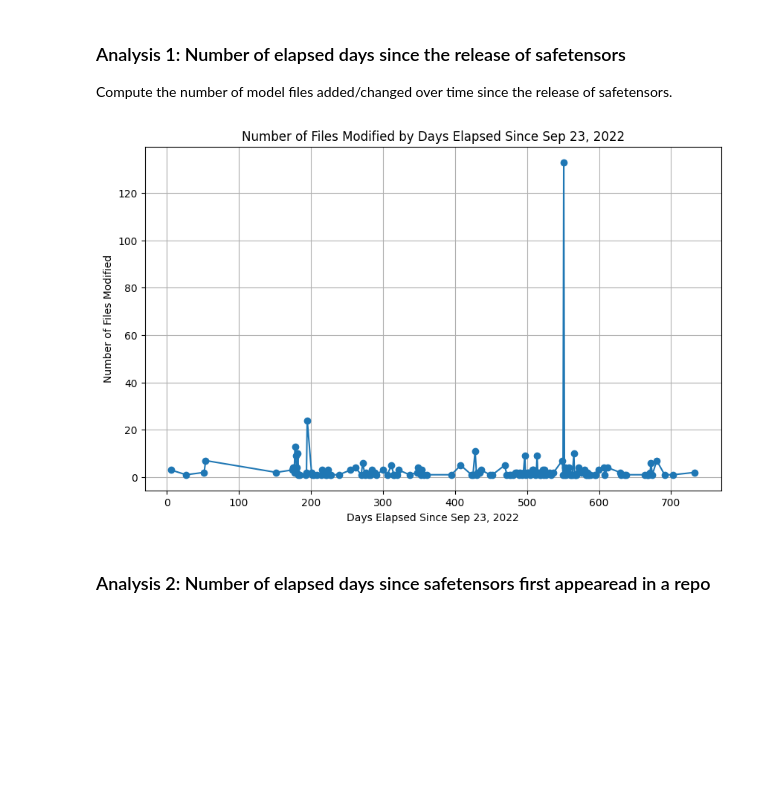
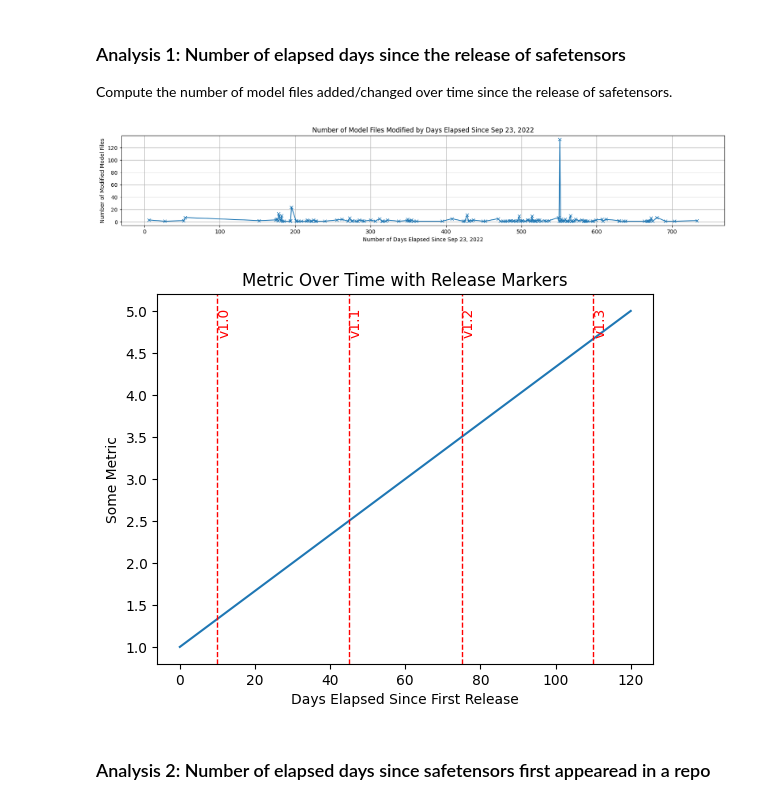
Before and after one commit to s2e-lab/model-evolution, a Jupyter notebook: scripts/notebooks/rq1_analysis.ipynb, the cells around one changed output. Drawn from its saved outputs; the diff is of its cells as text; code cells hidden in the pictures; blank space fills up the shorter version.

Commit message:
Added script to overlap release lines on line plot

```diff
--- a/scripts/notebooks/rq1_analysis.ipynb
+++ b/scripts/notebooks/rq1_analysis.ipynb
@@ -66,16 +50,44 @@ Compute the number of model files added/changed over time since the release of s
 # %%
 import matplotlib.pyplot as plt
 
 # Plotting
-plt.figure(figsize=(10, 6))
-plt.plot(files_modified_by_elapsed_days.index, files_modified_by_elapsed_days.values, marker='o', linestyle='-')
-plt.xlabel("Days Elapsed Since Sep 23, 2022")
-plt.ylabel("Number of Files Modified")
-plt.title("Number of Files Modified by Days Elapsed Since Sep 23, 2022")
+plt.figure(figsize=(20,3))
+plt.plot(files_modified_by_elapsed_days.index, files_modified_by_elapsed_days.values, marker='x', linestyle='-')
+plt.xlabel("Number of Days Elapsed Since Sep 23, 2022")
+plt.ylabel("Number of Modified Model Files")
+plt.title("Number of Model Files Modified by Days Elapsed Since Sep 23, 2022")
 plt.grid(True)
 plt.show()
 # %% [output]
-[figure, old version]
+[figure, new version]
+# %%
+import matplotlib.pyplot as plt
+
+# Example data for the plot
+x_values = [0, 30, 60, 90, 120]  # Days elapsed since the first release
+y_values = [1, 2, 3, 4, 5]  # Example data
+
+# Dates of the releases in days since the first release and their corresponding labels
+release_days = [10, 45, 75, 110]
+release_labels = ['v1.0', 'v1.1', 'v1.2', 'v1.3']
+
+# Create the plot
+plt.plot(x_values, y_values)
+
+# Add vertical red lines for each release date and labels
+for day, label in zip(release_days, release_labels):
+    plt.axvline(x=day, color='red', linestyle='--', linewidth=1)
+    plt.text(day, plt.ylim()[1] * 0.9, label, color='red', rotation=90, verticalalignment='bottom')
+
+# Add labels and title
+plt.xlabel('Days Elapsed Since First Release')
+plt.ylabel('Some Metric')
+plt.title('Metric Over Time with Release Markers')
+
+# Show the plot
+plt.show()
+# %% [output]
+[figure, added]
 # %% [markdown]
 ### Analysis 2: Number of elapsed days since safetensors first appearead in a repo
 # %%
```
Also changed, not shown: parts of 8 cells of this notebook, 2 other files.
